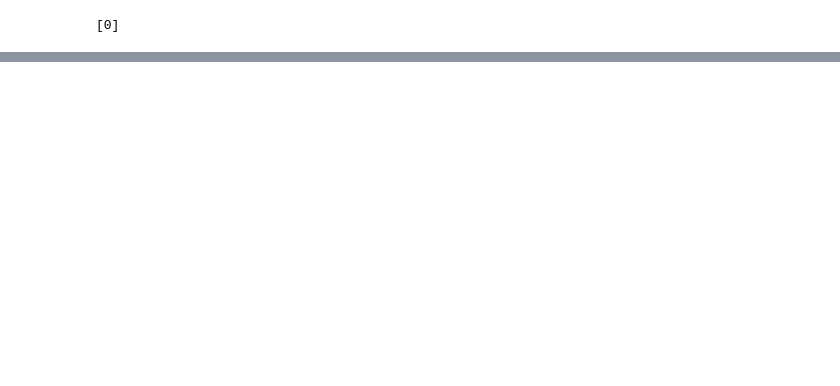
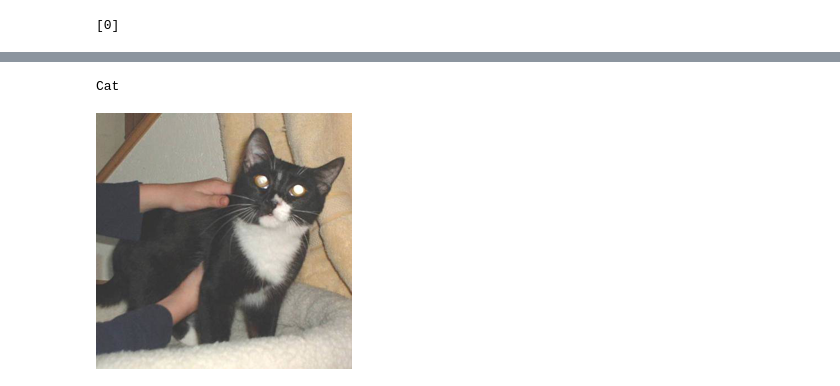
Before and after one commit to m3gofriends/My-Machine-and-Deep-Learning-Template-main, a Jupyter notebook: PyTorch/Convolutional Neural Network/BinaryClassification_Cat&Dog.ipynb, the cells around one changed output, grey strips where cells are left out. Drawn from its saved outputs; the diff is of its cells as text; code cells hidden in the pictures; blank space fills up the shorter version.

```diff
--- a/PyTorch/Convolutional Neural Network/BinaryClassification_Cat&Dog.ipynb
+++ b/PyTorch/Convolutional Neural Network/BinaryClassification_Cat&Dog.ipynb
@@ -221,0 +216,4 @@ Text(0, 0.5, 'Accuracy')
+# %%
+best_network = Net()
+network_state_dict = torch.load('/content/model.pth')
+best_network.load_state_dict(network_state_dict)
@@ -221,0 +222,3 @@ Text(0, 0.5, 'Accuracy')
+# %%
+img = Image.open('/content/cats_and_dogs_filtered/validation/cats/cat.2000.jpg')
+display(img)
@@ -221,0 +227,18 @@ Text(0, 0.5, 'Accuracy')
+# %%
+img = img.resize((256, 256))
+transform = transforms.ToTensor()
+input = transform(img)
+input = torch.unsqueeze(input, 0)
+# %%
+best_network.eval()
+output = best_network(input)
+# %%
+if output.item() < 0.5: # 0:Cat, 1:Dog
+  print("Cat")
+else:
+  print("Dog")
+
+display(img)
+# %% [output]
+Cat
+[figure, added]
```
Also changed, not shown: parts of 17 cells of this notebook.
